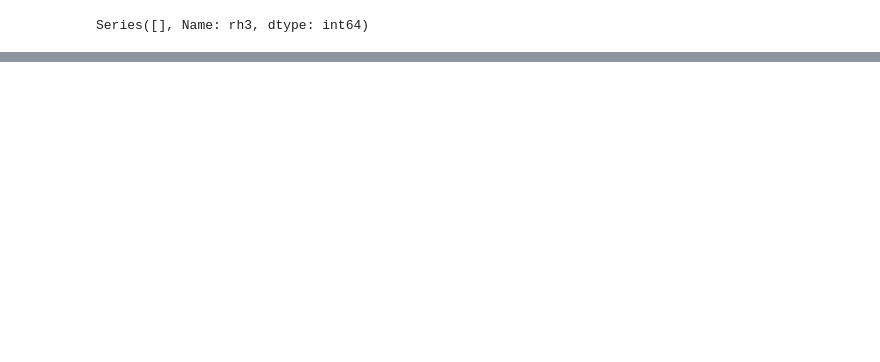
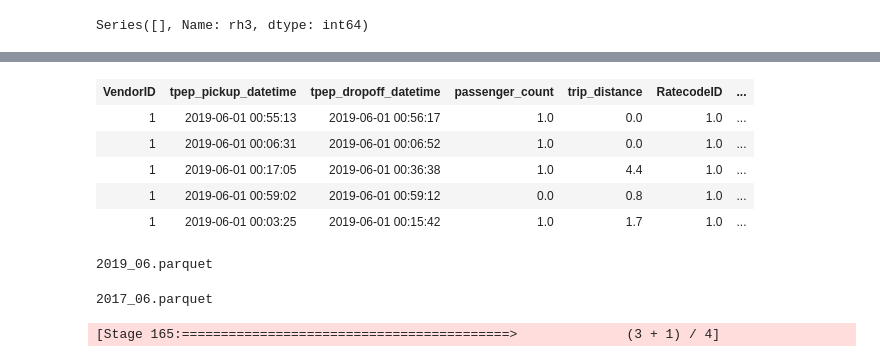
Before and after one commit to MAST30034-Applied-Data-Science/mast30034-project-1-ToomasRo, a Jupyter notebook: notebooks/cleaning.ipynb, the cells around one changed output, grey strips where cells are left out. Drawn from its saved outputs; the diff is of its cells as text; code cells hidden in the pictures; blank space fills up the shorter version.

```diff
--- a/notebooks/cleaning.ipynb
+++ b/notebooks/cleaning.ipynb
@@ -188,0 +327,16 @@ Series([], Name: rh3, dtype: int64)
+# %%
+def make_easier_to_live_with_life(sdf):
+
+    sdf_new = sdf \
+            .drop('VendorID', 'store_and_fwd_flag', 'payment_type', 'fate_amount', 'extra', 'mta_tax', 'tip_amount', 'tolls_amount', 'improvement_surcharge', 'congestion_surcharge','airport_fee') \
+            .dropna(how='any') \
+            .filter((F.col('trip_distance') > 0) & (F.col('trip_distance') < 150)) \
+            .filter((F.col('PULocationID').isin([1,263])) & (F.col('DOLocationID').isin([1, 263]))) \
+            .withColumn('PUDayofweek', (F.dayofweek(F.col('tpep_pickup_datetime')))) \
+            .withColumn('PUHour', F.hour(F.col('tpep_pickup_datetime')))
+            #.withColumn('passenger_count', F.col('passenger_count').cast('INT')) \
+            #.filter(F.col('passenger_count') > 0) \
+    return sdf_new
+
+sdf = make_easier_to_live_with_life(sdf_yellow)
+sdf.show(100)
@@ -188,0 +405,43 @@ Series([], Name: rh3, dtype: int64)
+# %%
+ints = ['DOlocationID', 'PUlocationID']
+doubles = ['trip_distance', 'total_amount']
+dtimes = ['lpep_pickup_datetime', 'lpep_dropoff_datetime', 'Pickup_DateTime', 'DropOff_datetime', 'tpep_pickup_datetime', 'tpep_dropoff_datetime')
+unwanted = []
+dtypes = {column: IntegerType() for column in ints}
+dtypes.update({column: DoubleType() for column in doubles})
+dtypes.update({column: StringType() for column in strings})
+dtypes.update({column: TimestampType() for column in dtimes})
+
+for column in sdf.columns:
+    sdf = sdf.withColumn(column, sdf[column].cast(dtypes[column]))
+# %% [output]
+| VendorID | tpep_pickup_datetime | tpep_dropoff_datetime | passenger_count | trip_distance | RatecodeID | ... |
+| 1 | 2019-06-01 00:55:13 | 2019-06-01 00:56:17 | 1.0 | 0.0 | 1.0 | ... |
+| 1 | 2019-06-01 00:06:31 | 2019-06-01 00:06:52 | 1.0 | 0.0 | 1.0 | ... |
+| 1 | 2019-06-01 00:17:05 | 2019-06-01 00:36:38 | 1.0 | 4.4 | 1.0 | ... |
+| 1 | 2019-06-01 00:59:02 | 2019-06-01 00:59:12 | 0.0 | 0.8 | 1.0 | ... |
+| 1 | 2019-06-01 00:03:25 | 2019-06-01 00:15:42 | 1.0 | 1.7 | 1.0 | ... |
+# %%
+#sdf_green = spark.read.parquet('../data/raw/green/').options(inferSchema=False)
+# type had changed over the years and is not relevant
+#mergedDF = spark.read.option("mergeSchema", "true").parquet("../data/raw/green/")
+
+#sdf_green = sdf_green.drop('ratecodeID', 'ehail_fee',  'congestion_surcharge', 'trip_type') \
+#    .withColumn('passenger_count', sdf_green['passenger_count'].cast(IntegerType()))
+
+#sdf_green.show(5)
+#mergedDF.write.mode('overwrite').parquet("../data/curated/green201720")
+for file in os.listdir('../data/raw/yellow/'):
+    print(file)
+    sdf = spark.read.parquet('../data/raw/yellow/'+file)
+    sdf = sdf.withColumn('passenger_count', sdf['passenger_count'].cast(IntegerType()))
+    sdf.write.mode('overwrite').parquet('..data/curated/yellow/'+file)
+
+
+    # congestion_surcharge: int->double,
+    # passenger_count long->double,
+    # ratecodeID long->double
+# %% [output]
+2019_06.parquet
+2017_06.parquet
+[Stage 165:==========================================>              (3 + 1) / 4]
```
Also changed, not shown: parts of 19 cells of this notebook.
